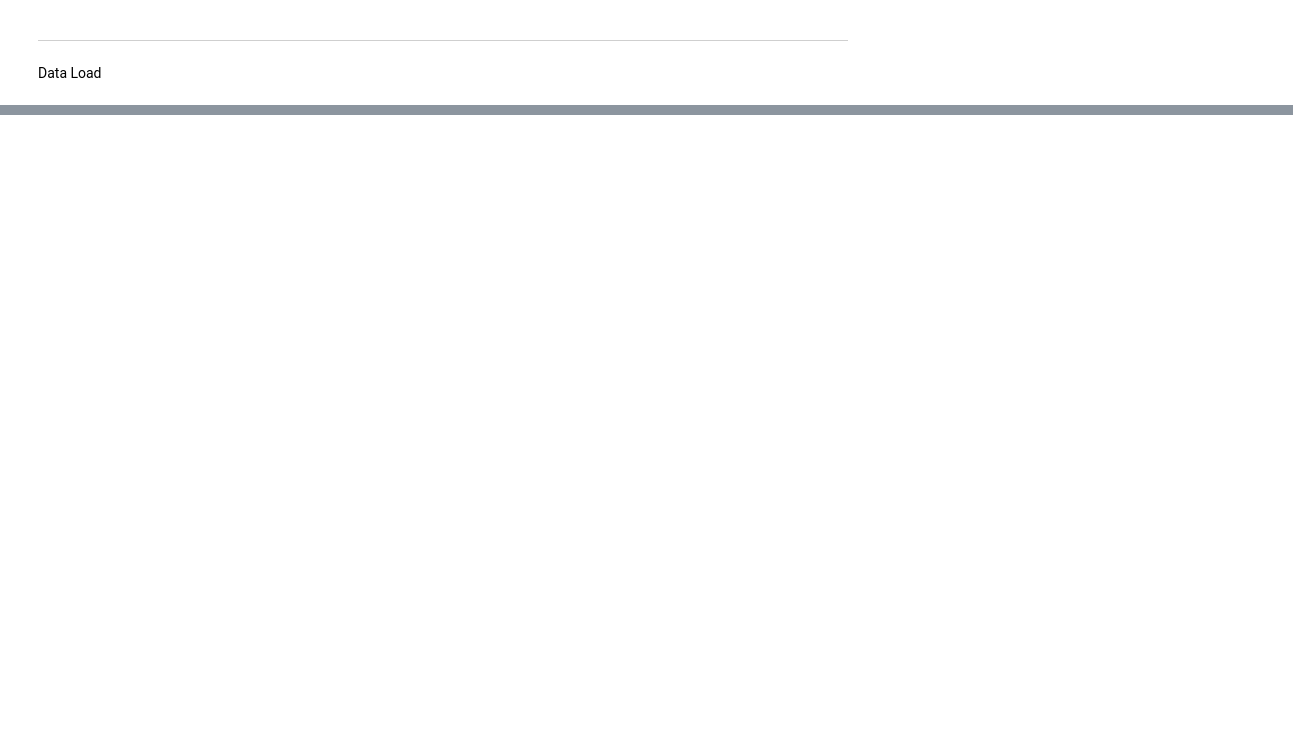
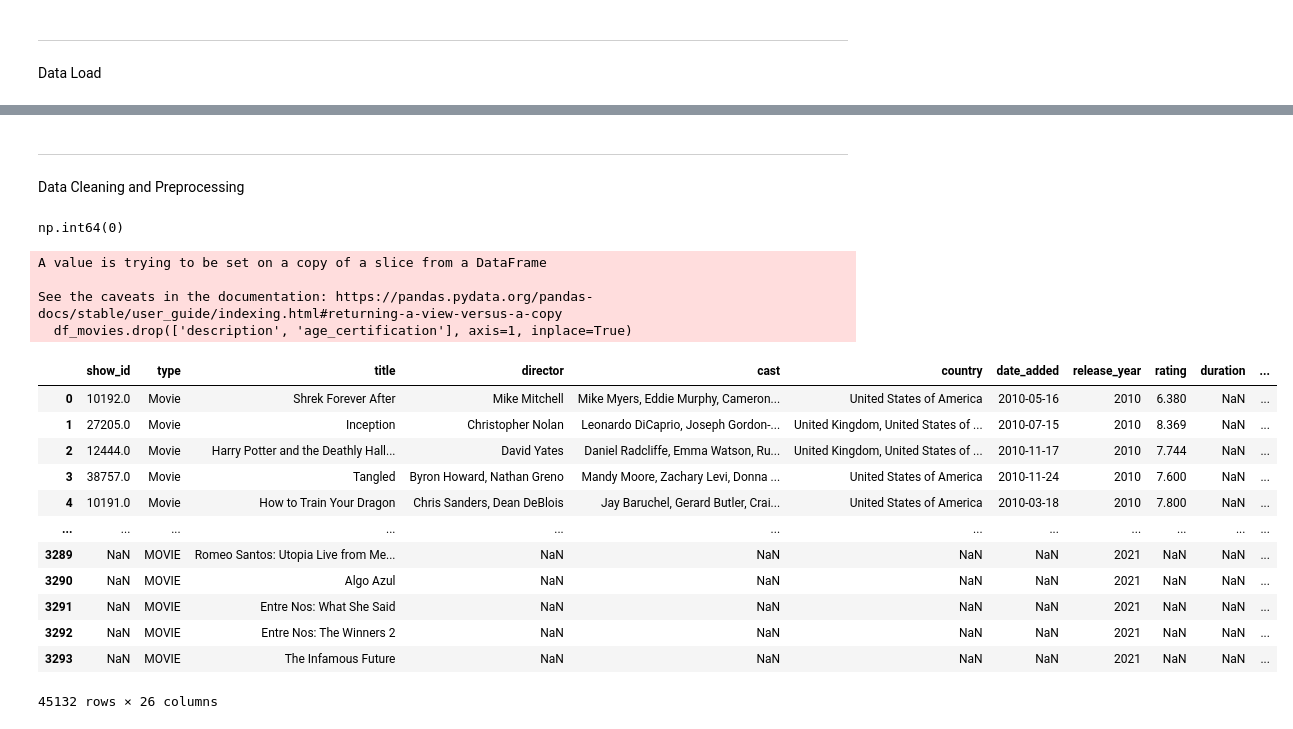
Before and after one commit to ojaspaul123/ML-Experiments, a Jupyter notebook: ML_Projects/Movie Recommendation System/Movie_Recommendation_System.ipynb, the cells around one changed output, grey strips where cells are left out. Cells and saved outputs as stored; diff of their text form; code cells hidden in the pictures; blank space fills up the shorter version.

Commit message:
uploaded uptp Data Preprocessing

```diff
--- a/ML_Projects/Movie Recommendation System/Movie_Recommendation_System.ipynb
+++ b/ML_Projects/Movie Recommendation System/Movie_Recommendation_System.ipynb
@@ -103,3 +100,39 @@ Saving Amazon_titles.csv to Amazon_titles.csv
 df_netflix = pd.concat([df_netflix_movies,df_netflix_TV],axis =0)
 # %%
 df = pd.concat([df_netflix,df_amazon,df_HBO],axis =0)
+# %%
+%%markdown
+---
+Data Cleaning and Preprocessing
+# %% [output]
+---
+Data Cleaning and Preprocessing
+# %%
+df_movies = df.drop_duplicates()
+# %%
+df_movies.duplicated().sum()
+# %% [output]
+np.int64(0)
+# %%
+df_movies.drop(['description', 'age_certification'], axis=1, inplace=True)
+# %% [output]
+A value is trying to be set on a copy of a slice from a DataFrame
+
+See the caveats in the documentation: https://pandas.pydata.org/pandas-docs/stable/user_guide/indexing.html#returning-a-view-versus-a-copy
+  df_movies.drop(['description', 'age_certification'], axis=1, inplace=True)
+# %%
+df_movies
+# %% [output]
+|  | show_id | type | title | director | cast | country | date_added | release_year | rating | duration | ... |
+| 0 | 10192.0 | Movie | Shrek Forever After | Mike Mitchell | Mike Myers, Eddie Murphy, Cameron... | United States of America | 2010-05-16 | 2010 | 6.380 | NaN | ... |
+| 1 | 27205.0 | Movie | Inception | Christopher Nolan | Leonardo DiCaprio, Joseph Gordon-... | United Kingdom, United States of ... | 2010-07-15 | 2010 | 8.369 | NaN | ... |
+| 2 | 12444.0 | Movie | Harry Potter and the Deathly Hall... | David Yates | Daniel Radcliffe, Emma Watson, Ru... | United Kingdom, United States of ... | 2010-11-17 | 2010 | 7.744 | NaN | ... |
+| 3 | 38757.0 | Movie | Tangled | Byron Howard, Nathan Greno | Mandy Moore, Zachary Levi, Donna ... | United States of America | 2010-11-24 | 2010 | 7.600 | NaN | ... |
+| 4 | 10191.0 | Movie | How to Train Your Dragon | Chris Sanders, Dean DeBlois | Jay Baruchel, Gerard Butler, Crai... | United States of America | 2010-03-18 | 2010 | 7.800 | NaN | ... |
+| ... | ... | ... | ... | ... | ... | ... | ... | ... | ... | ... | ... |
+| 3289 | NaN | MOVIE | Romeo Santos: Utopia Live from Me... | NaN | NaN | NaN | NaN | 2021 | NaN | NaN | ... |
+| 3290 | NaN | MOVIE | Algo Azul | NaN | NaN | NaN | NaN | 2021 | NaN | NaN | ... |
+| 3291 | NaN | MOVIE | Entre Nos: What She Said | NaN | NaN | NaN | NaN | 2021 | NaN | NaN | ... |
+| 3292 | NaN | MOVIE | Entre Nos: The Winners 2 | NaN | NaN | NaN | NaN | 2021 | NaN | NaN | ... |
+| 3293 | NaN | MOVIE | The Infamous Future | NaN | NaN | NaN | NaN | 2021 | NaN | NaN | ... |
+45132 rows × 26 columns
```
Also changed, not shown: parts of 27 cells of this notebook.
